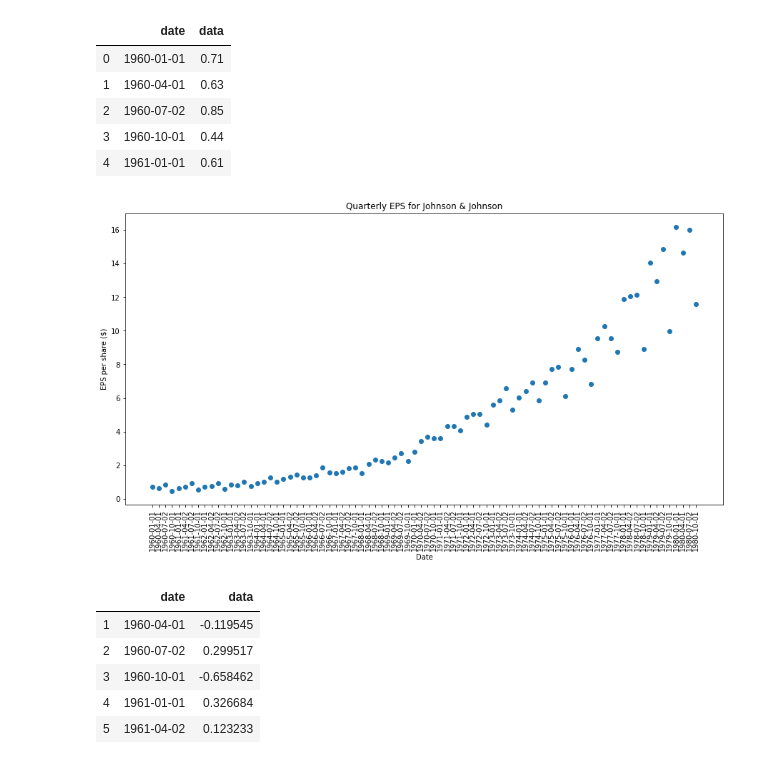
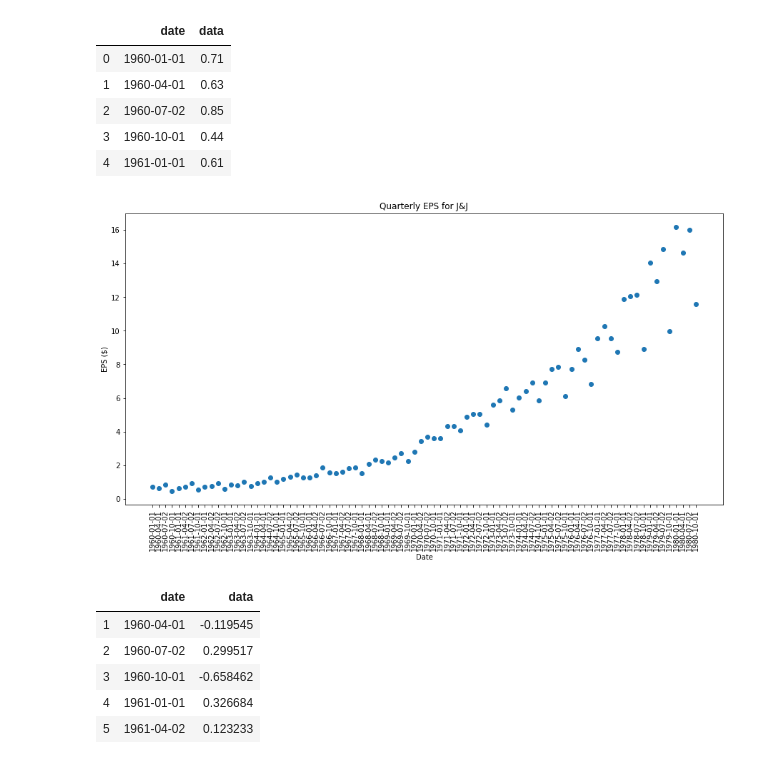
Before and after one commit to marcopeix/AppliedTimeSeriesAnalysisWithPython, a Jupyter notebook: HOTSAP_AR.ipynb, the cells around one changed output. Saved outputs shown, nothing was run; the diff lists cells and outputs as text; code cells hidden in the pictures.

```diff
--- a/HOTSAP_AR.ipynb
+++ b/HOTSAP_AR.ipynb
@@ -13,5 +11,5 @@ import pandas as pd
 
 %matplotlib inline
 # %%
-plt.rcParams['figure.figsize'] = [10, 7.5]
+plt.rcParams['figure.figsize'] = (10, 7.5)
 # %% [markdown]
@@ -97,13 +86,13 @@ data.head()
 | 3 | 1960-10-01 | 0.44 |
 | 4 | 1961-01-01 | 0.61 |
 # %%
-plt.figure(figsize=[15, 7.5]); # Set dimensions for figure
+plt.figure(figsize=[15, 7.5])
 plt.scatter(data['date'], data['data'])
-plt.title('Quarterly EPS for Johnson & Johnson')
-plt.ylabel('EPS per share ($)')
+plt.title('Quarterly EPS for J&J')
+plt.ylabel('EPS ($)')
 plt.xlabel('Date')
 plt.xticks(rotation=90)
 plt.show()
 # %% [output]
-[figure, old version]
+[figure, new version]
 # %%
```
Also changed, not shown: parts of 19 cells of this notebook, 1 other file.
